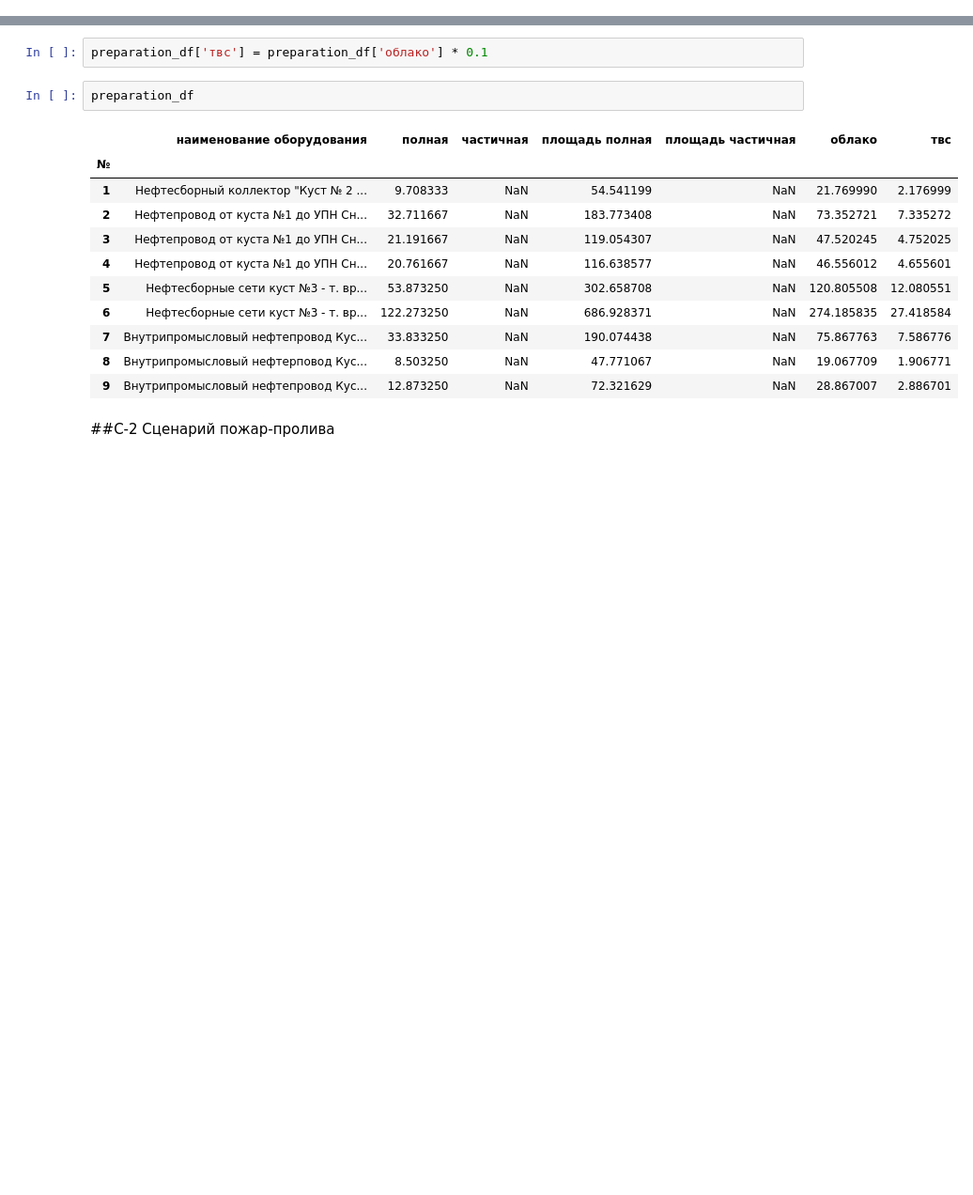
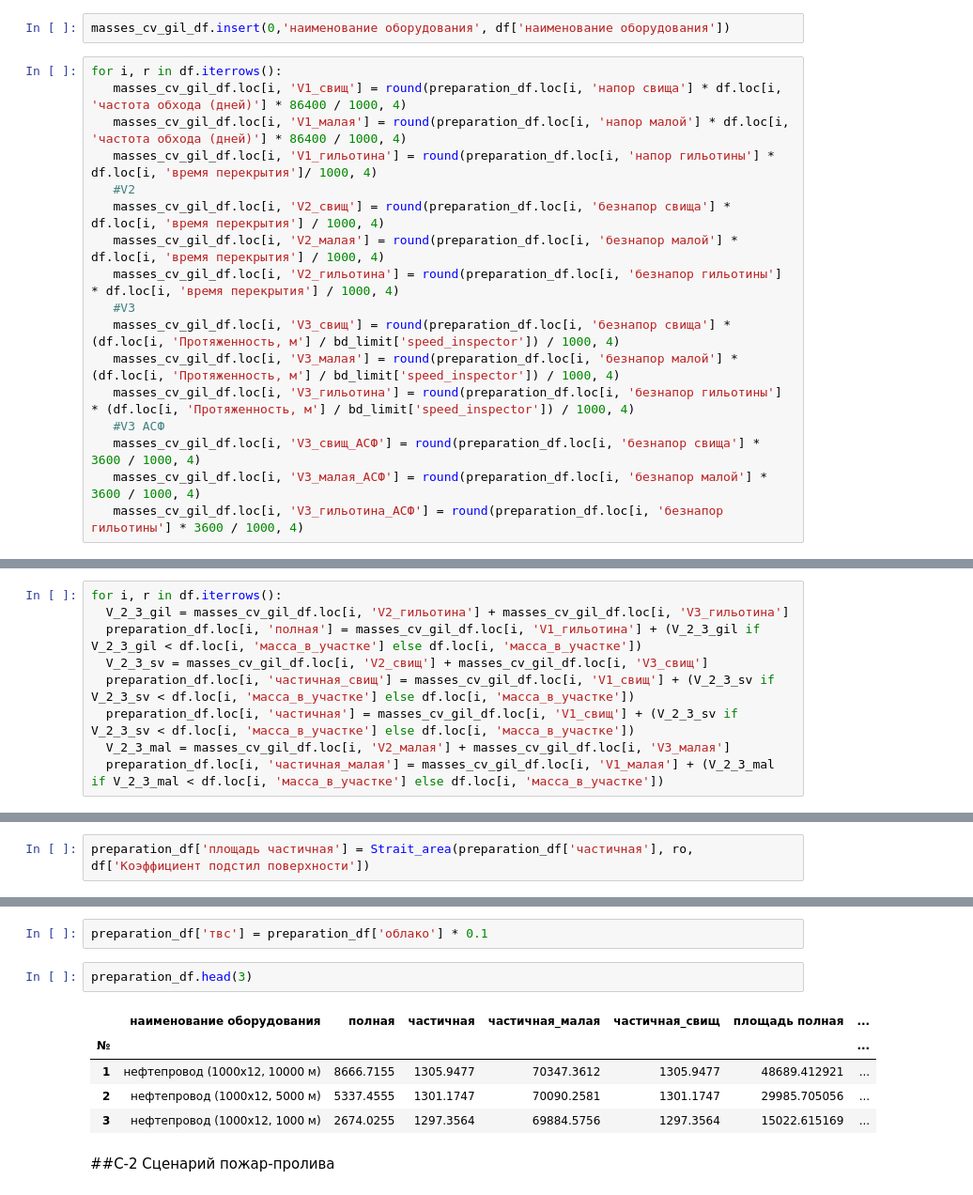
Before and after one commit to Rusildur/Pipeline_module, a Jupyter notebook: pipeline_module.ipynb, the cells around one changed output, grey strips where cells are left out. Shown at 94% size. Drawn from its saved outputs; the diff is of its cells as text; blank space fills up the shorter version.

```diff
--- a/pipeline_module.ipynb
+++ b/pipeline_module.ipynb
@@ -340,0 +426,19 @@ preparation_df['полная'] = df['масса_в_участке'] + df['Инт
+# %%
+masses_cv_gil_df.insert(0,'наименование оборудования', df['наименование оборудования'])
+# %%
+for i, r in df.iterrows():
+   masses_cv_gil_df.loc[i, 'V1_свищ'] = round(preparation_df.loc[i, 'напор свища'] * df.loc[i, 'частота обхода (дней)'] * 86400 / 1000, 4)
+   masses_cv_gil_df.loc[i, 'V1_малая'] = round(preparation_df.loc[i, 'напор малой'] * df.loc[i, 'частота обхода (дней)'] * 86400 / 1000, 4)
+   masses_cv_gil_df.loc[i, 'V1_гильотина'] = round(preparation_df.loc[i, 'напор гильотины'] * df.loc[i, 'время перекрытия']/ 1000, 4)
+   #V2
+   masses_cv_gil_df.loc[i, 'V2_свищ'] = round(preparation_df.loc[i, 'безнапор свища'] * df.loc[i, 'время перекрытия'] / 1000, 4)
+   masses_cv_gil_df.loc[i, 'V2_малая'] = round(preparation_df.loc[i, 'безнапор малой'] * df.loc[i, 'время перекрытия'] / 1000, 4)
+   masses_cv_gil_df.loc[i, 'V2_гильотина'] = round(preparation_df.loc[i, 'безнапор гильотины'] * df.loc[i, 'время перекрытия'] / 1000, 4)
+   #V3
+   masses_cv_gil_df.loc[i, 'V3_свищ'] = round(preparation_df.loc[i, 'безнапор свища'] * (df.loc[i, 'Протяженность, м'] / bd_limit['speed_inspector']) / 1000, 4)
+   masses_cv_gil_df.loc[i, 'V3_малая'] = round(preparation_df.loc[i, 'безнапор малой'] * (df.loc[i, 'Протяженность, м'] / bd_limit['speed_inspector']) / 1000, 4)
+   masses_cv_gil_df.loc[i, 'V3_гильотина'] = round(preparation_df.loc[i, 'безнапор гильотины'] * (df.loc[i, 'Протяженность, м'] / bd_limit['speed_inspector']) / 1000, 4)
+   #V3 АСФ
+   masses_cv_gil_df.loc[i, 'V3_свищ_АСФ'] = round(preparation_df.loc[i, 'безнапор свища'] * 3600 / 1000, 4)
+   masses_cv_gil_df.loc[i, 'V3_малая_АСФ'] = round(preparation_df.loc[i, 'безнапор малой'] * 3600 / 1000, 4)
+   masses_cv_gil_df.loc[i, 'V3_гильотина_АСФ'] = round(preparation_df.loc[i, 'безнапор гильотины'] * 3600 / 1000, 4)
@@ -340,0 +466,9 @@ preparation_df['полная'] = df['масса_в_участке'] + df['Инт
+# %%
+for i, r in df.iterrows():
+  V_2_3_gil = masses_cv_gil_df.loc[i, 'V2_гильотина'] + masses_cv_gil_df.loc[i, 'V3_гильотина']
+  preparation_df.loc[i, 'полная'] = masses_cv_gil_df.loc[i, 'V1_гильотина'] + (V_2_3_gil if V_2_3_gil < df.loc[i, 'масса_в_участке'] else df.loc[i, 'масса_в_участке'])
+  V_2_3_sv = masses_cv_gil_df.loc[i, 'V2_свищ'] + masses_cv_gil_df.loc[i, 'V3_свищ']
+  preparation_df.loc[i, 'частичная_свищ'] = masses_cv_gil_df.loc[i, 'V1_свищ'] + (V_2_3_sv if V_2_3_sv < df.loc[i, 'масса_в_участке'] else df.loc[i, 'масса_в_участке'])
+  preparation_df.loc[i, 'частичная'] = masses_cv_gil_df.loc[i, 'V1_свищ'] + (V_2_3_sv if V_2_3_sv < df.loc[i, 'масса_в_участке'] else df.loc[i, 'масса_в_участке'])
+  V_2_3_mal = masses_cv_gil_df.loc[i, 'V2_малая'] + masses_cv_gil_df.loc[i, 'V3_малая']
+  preparation_df.loc[i, 'частичная_малая'] = masses_cv_gil_df.loc[i, 'V1_малая'] + (V_2_3_mal if V_2_3_mal < df.loc[i, 'масса_в_участке'] else df.loc[i, 'масса_в_участке'])
@@ -341,23 +496,19 @@ preparation_df['полная'] = df['масса_в_участке'] + df['Инт
 # %%
 preparation_df['площадь полная'] = Strait_area(preparation_df['полная'], ro, df['Коэффициент подстил поверхности'])
+# %%
+preparation_df['площадь частичная'] = Strait_area(preparation_df['частичная'], ro, df['Коэффициент подстил поверхности'])
 # %%
 preparation_df['облако'] = Evaporation_404() * 3600 * preparation_df['площадь полная']
 # %%
 preparation_df['твс'] = preparation_df['облако'] * 0.1
 # %%
-preparation_df
+preparation_df.head(3)
 # %% [output]
-|  | наименование оборудования | полная | частичная | площадь полная | площадь частичная | облако | твс |
-| № |  |  |  |  |  |  |  |
-| 1 | Нефтесборный коллектор "Куст № 2 ... | 9.708333 | NaN | 54.541199 | NaN | 21.769990 | 2.176999 |
-| 2 | Нефтепровод от куста №1 до УПН Сн... | 32.711667 | NaN | 183.773408 | NaN | 73.352721 | 7.335272 |
-| 3 | Нефтепровод от куста №1 до УПН Сн... | 21.191667 | NaN | 119.054307 | NaN | 47.520245 | 4.752025 |
-| 4 | Нефтепровод от куста №1 до УПН Сн... | 20.761667 | NaN | 116.638577 | NaN | 46.556012 | 4.655601 |
-| 5 | Нефтесборные сети куст №3 - т. вр... | 53.873250 | NaN | 302.658708 | NaN | 120.805508 | 12.080551 |
-| 6 | Нефтесборные сети куст №3 - т. вр... | 122.273250 | NaN | 686.928371 | NaN | 274.185835 | 27.418584 |
-| 7 | Внутрипромысловый нефтепровод Кус... | 33.833250 | NaN | 190.074438 | NaN | 75.867763 | 7.586776 |
-| 8 | Внутрипромысловый нефтерповод Кус... | 8.503250 | NaN | 47.771067 | NaN | 19.067709 | 1.906771 |
-| 9 | Внутрипромысловый нефтепровод Кус... | 12.873250 | NaN | 72.321629 | NaN | 28.867007 | 2.886701 |
+|  | наименование оборудования | полная | частичная | частичная_малая | частичная_свищ | площадь полная | ... |
+| № |  |  |  |  |  |  | ... |
+| 1 | нефтепровод (1000х12, 10000 м) | 8666.7155 | 1305.9477 | 70347.3612 | 1305.9477 | 48689.412921 | ... |
+| 2 | нефтепровод (1000х12, 5000 м) | 5337.4555 | 1301.1747 | 70090.2581 | 1301.1747 | 29985.705056 | ... |
+| 3 | нефтепровод (1000х12, 1000 м) | 2674.0255 | 1297.3564 | 69884.5756 | 1297.3564 | 15022.615169 | ... |
 # %% [markdown]
 ##С-2 Сценарий пожар-пролива
 # %%
```
Also changed, not shown: parts of 76 cells of this notebook.
